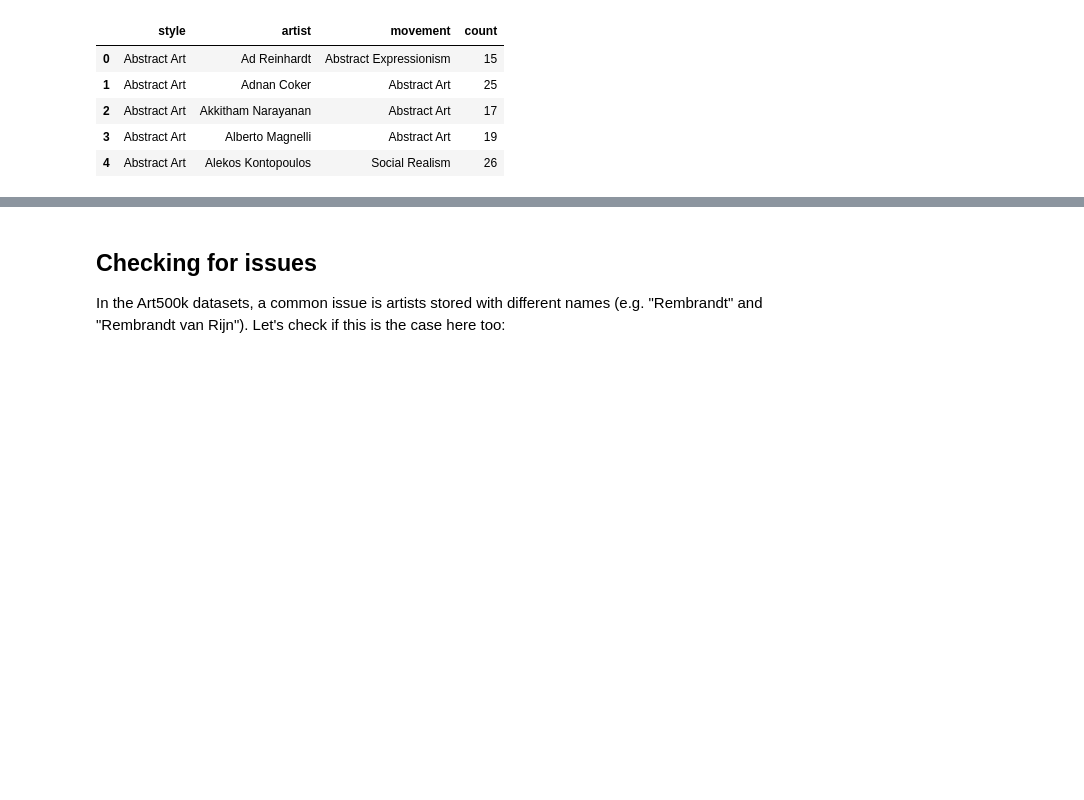
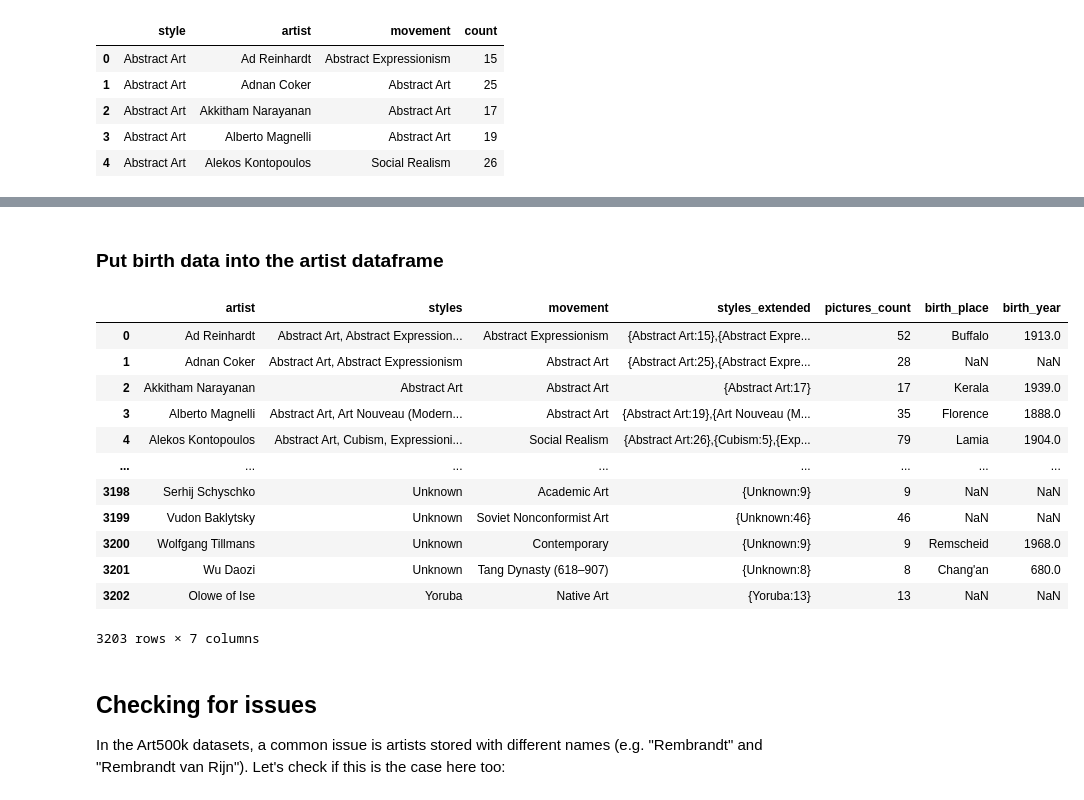
Before and after one commit to me9hanics/ArtProject, a Jupyter notebook: wikiart.ipynb, the cells around one changed output, grey strips where cells are left out. Cells and saved outputs as stored; diff of their text form; code cells hidden in the pictures; blank space fills up the shorter version.

```diff
--- a/wikiart.ipynb
+++ b/wikiart.ipynb
@@ -162,0 +216,20 @@ x
+# %% [markdown]
+### Put birth data into the artist dataframe
+# %%
+artists_A_birth = artists_A.copy()
+artists_A_birth = artists_A_birth.merge(bpy[['artist', 'birth_place', 'birth_year']], on='artist', how='left')
+artists_A_birth
+# %% [output]
+|  | artist | styles | movement | styles_extended | pictures_count | birth_place | birth_year |
+| 0 | Ad Reinhardt | Abstract Art, Abstract Expression... | Abstract Expressionism | {Abstract Art:15},{Abstract Expre... | 52 | Buffalo | 1913.0 |
+| 1 | Adnan Coker | Abstract Art, Abstract Expressionism | Abstract Art | {Abstract Art:25},{Abstract Expre... | 28 | NaN | NaN |
+| 2 | Akkitham Narayanan | Abstract Art | Abstract Art | {Abstract Art:17} | 17 | Kerala | 1939.0 |
+| 3 | Alberto Magnelli | Abstract Art, Art Nouveau (Modern... | Abstract Art | {Abstract Art:19},{Art Nouveau (M... | 35 | Florence | 1888.0 |
+| 4 | Alekos Kontopoulos | Abstract Art, Cubism, Expressioni... | Social Realism | {Abstract Art:26},{Cubism:5},{Exp... | 79 | Lamia | 1904.0 |
+| ... | ... | ... | ... | ... | ... | ... | ... |
+| 3198 | Serhij Schyschko | Unknown | Academic Art | {Unknown:9} | 9 | NaN | NaN |
+| 3199 | Vudon Baklytsky | Unknown | Soviet Nonconformist Art | {Unknown:46} | 46 | NaN | NaN |
+| 3200 | Wolfgang Tillmans | Unknown | Contemporary | {Unknown:9} | 9 | Remscheid | 1968.0 |
+| 3201 | Wu Daozi | Unknown | Tang Dynasty (618–907) | {Unknown:8} | 8 | Chang'an | 680.0 |
+| 3202 | Olowe of Ise | Yoruba | Native Art | {Yoruba:13} | 13 | NaN | NaN |
+3203 rows × 7 columns
```
Also changed, not shown: parts of 14 cells of this notebook, 3 other files.
